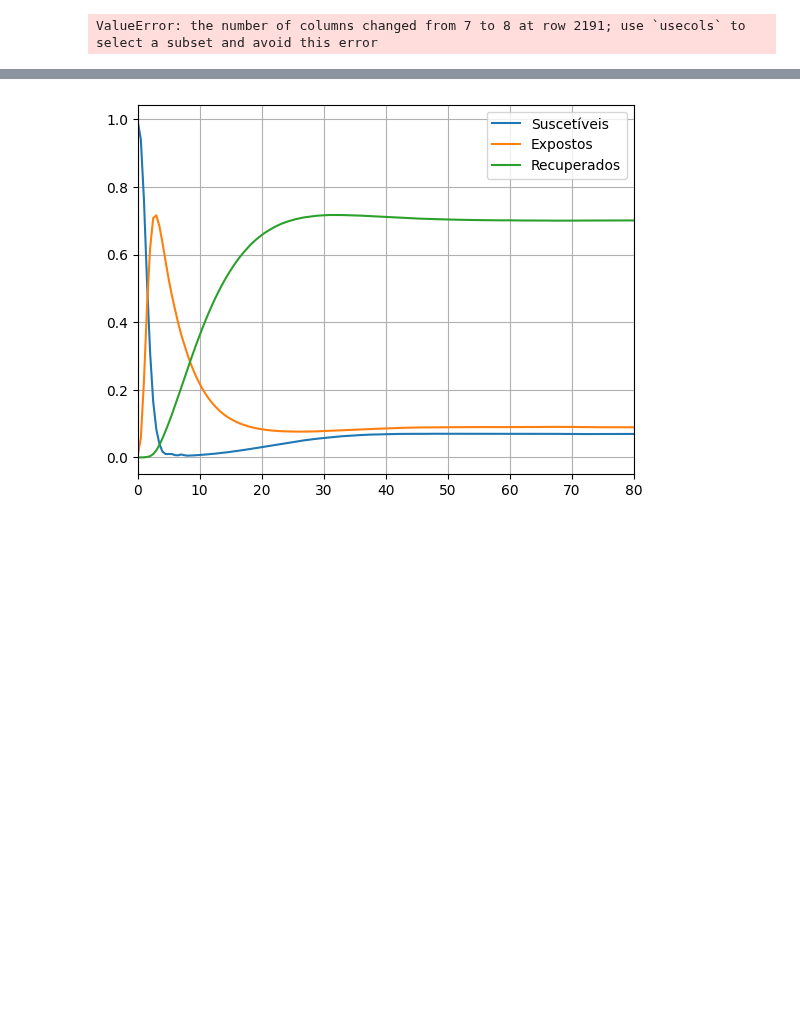
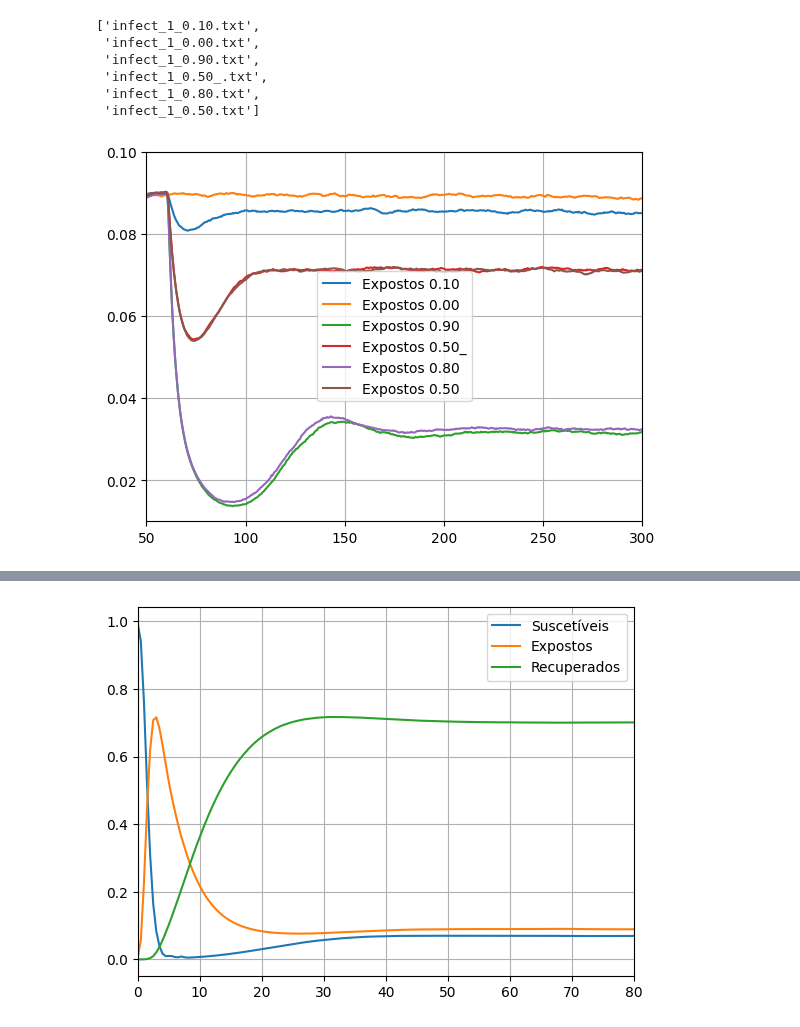
Before and after one commit to intcarlosmiguel/pesquisa_mestrado, a Jupyter notebook: infect.ipynb, the cells around one changed output, grey strips where cells are left out. Saved outputs shown, nothing was run; the diff lists cells and outputs as text; code cells hidden in the pictures; blank space fills up the shorter version.

Commit message:
Vacinado Finalizado
Vacinado Finalizado

```diff
--- a/infect.ipynb
+++ b/infect.ipynb
@@ -2,9 +2,31 @@
 import numpy as np
 import matplotlib.pyplot as plt
 import os
-# %%
-infect = np.loadtxt('./C/output/infect/1.txt').T
-# %% [output]
-ValueError: the number of columns changed from 7 to 8 at row 2191; use `usecols` to select a subset and avoid this error
-# %%
-infect = np.vstack((np.arange(0,365*3,0.5),infect))
+# %%
+dir = [i for i in os.listdir('./C/output/infect/') if('vacinado' not in i)]
+# %%
+dir
+# %% [output]
+['infect_1_0.10.txt',
+ 'infect_1_0.00.txt',
+ 'infect_1_0.90.txt',
+ 'infect_1_0.50_.txt',
+ 'infect_1_0.80.txt',
+ 'infect_1_0.50.txt']
+# %%
+vac = []
+for i in dir:
+    x = np.loadtxt(f'./C/output/infect/{i}')
+    x = np.array([i for i in x if(sum(np.isnan(i)) == 0)]).T
+    vac.append(np.vstack((np.arange(0,x.shape[1]/2,0.5),x)))
+# %%
+for infect,file in zip(vac,dir):
+    #plt.plot(infect[0],infect[1]/2029,label = f'Suscetíveis {file[9:-4]}')
+    plt.plot(infect[0],infect[2]/2029,label = f'Expostos {file[9:-4]}')
+plt.legend()
+plt.grid()
+plt.ylim(0.01,0.1)
+plt.xlim(50,300)
+plt.show()
+# %% [output]
+[figure, added]
```
Also changed, not shown: parts of 5 cells of this notebook, 20 other files.
